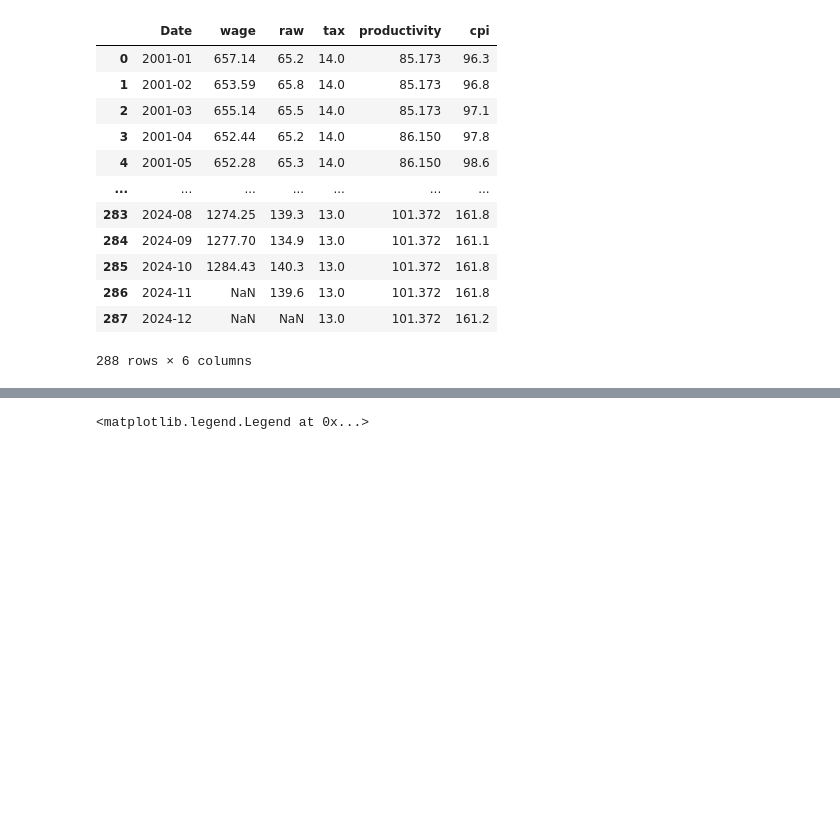
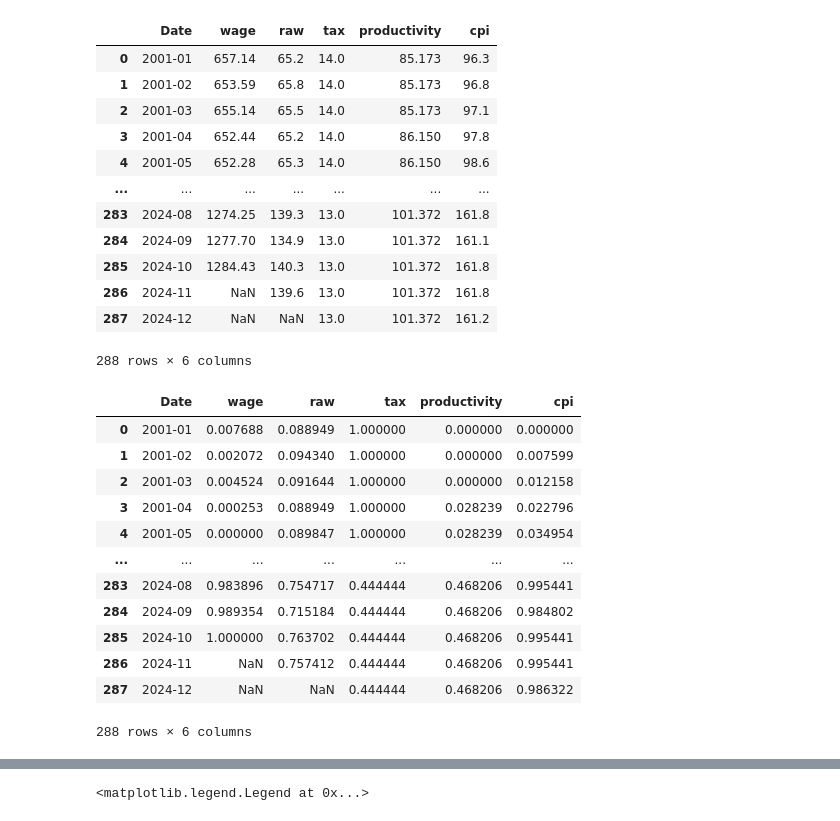
Before and after one commit to FleaBusyBeeBergs/dtsa5506-pipeline, a Jupyter notebook: statcan_etl.ipynb, the cells around one changed output, grey strips where cells are left out. Drawn from its saved outputs; the diff is of its cells as text; code cells hidden in the pictures; blank space fills up the shorter version.

```diff
--- a/statcan_etl.ipynb
+++ b/statcan_etl.ipynb
@@ -221,3 +218,23 @@ data
 | 286 | 2024-11 | NaN | 139.6 | 13.0 | 101.372 | 161.8 |
 | 287 | 2024-12 | NaN | NaN | 13.0 | 101.372 | 161.2 |
 288 rows × 6 columns
+# %%
+numerical_features = ['wage', 'raw', 'tax', 'productivity', 'cpi']
+# %%
+scaler = MinMaxScaler()
+data[numerical_features] = scaler.fit_transform(data[numerical_features])
+data
+# %% [output]
+|  | Date | wage | raw | tax | productivity | cpi |
+| 0 | 2001-01 | 0.007688 | 0.088949 | 1.000000 | 0.000000 | 0.000000 |
+| 1 | 2001-02 | 0.002072 | 0.094340 | 1.000000 | 0.000000 | 0.007599 |
+| 2 | 2001-03 | 0.004524 | 0.091644 | 1.000000 | 0.000000 | 0.012158 |
+| 3 | 2001-04 | 0.000253 | 0.088949 | 1.000000 | 0.028239 | 0.022796 |
+| 4 | 2001-05 | 0.000000 | 0.089847 | 1.000000 | 0.028239 | 0.034954 |
+| ... | ... | ... | ... | ... | ... | ... |
+| 283 | 2024-08 | 0.983896 | 0.754717 | 0.444444 | 0.468206 | 0.995441 |
+| 284 | 2024-09 | 0.989354 | 0.715184 | 0.444444 | 0.468206 | 0.984802 |
+| 285 | 2024-10 | 1.000000 | 0.763702 | 0.444444 | 0.468206 | 0.995441 |
+| 286 | 2024-11 | NaN | 0.757412 | 0.444444 | 0.468206 | 0.995441 |
+| 287 | 2024-12 | NaN | NaN | 0.444444 | 0.468206 | 0.986322 |
+288 rows × 6 columns
```
Also changed, not shown: parts of 5 cells of this notebook.
